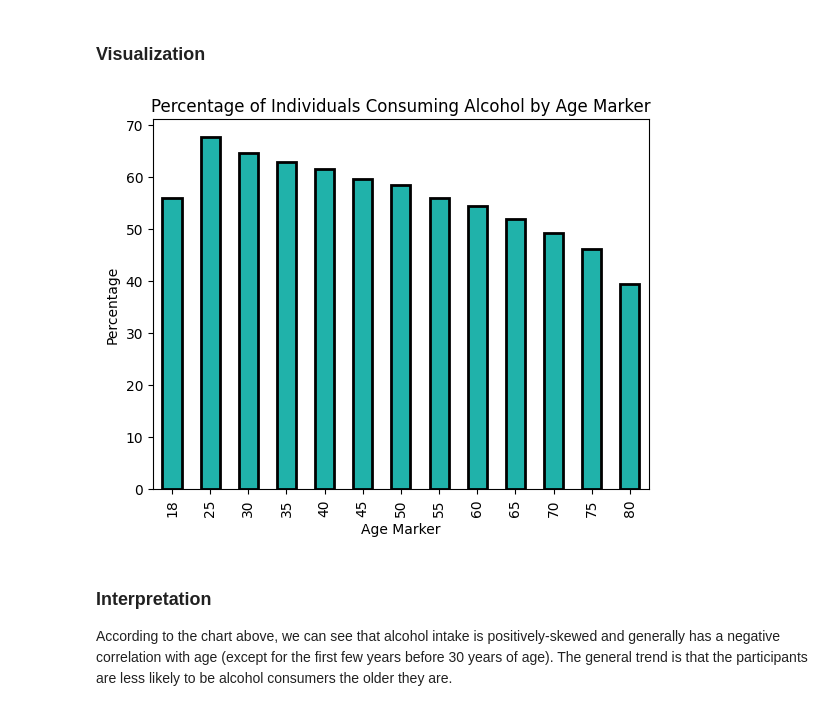
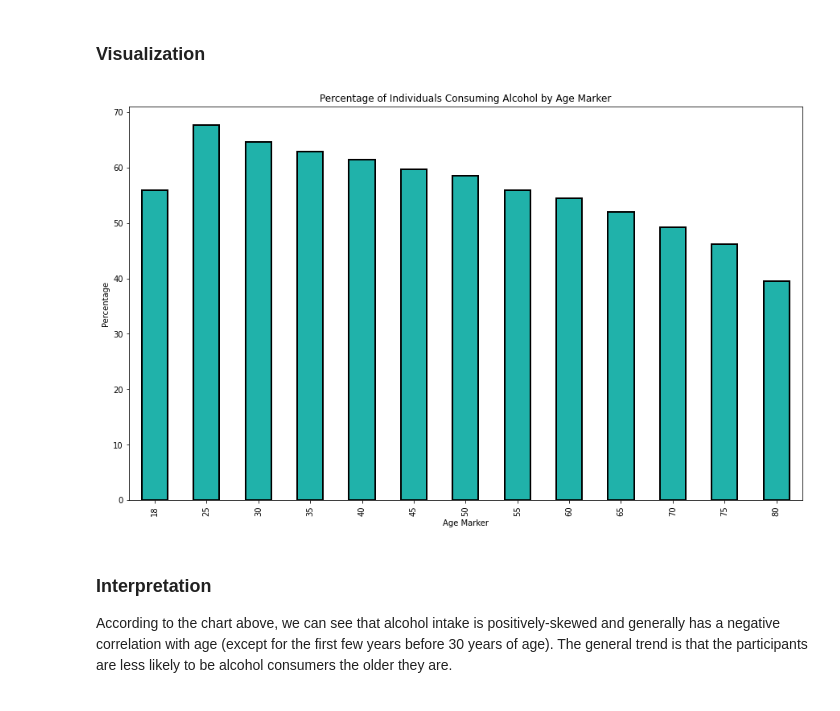
Before and after one commit to briangabini/csmodel, a Jupyter notebook: csmodel-project.ipynb, the cells around one changed output. Saved outputs shown, nothing was run; the diff lists cells and outputs as text; code cells hidden in the pictures.

```diff
--- a/csmodel-project.ipynb
+++ b/csmodel-project.ipynb
@@ -538,12 +551,12 @@ Name: AlcoholDrinkers, dtype: float64
 ### Visualization
 # %%
 age_groups_drinker.plot(kind='bar', color="lightseagreen",
-                        edgecolor="black", linewidth=2)
+                        edgecolor="black", linewidth=2, figsize=(15, 9))
 plt.title('Percentage of Individuals Consuming Alcohol by Age Marker')
 plt.xlabel('Age Marker')
 plt.ylabel('Percentage')
 plt.show()
 # %% [output]
-[figure, old version]
+[figure, new version]
 # %% [markdown]
 ### Interpretation
```
Also changed, not shown: parts of 19 cells of this notebook, 2 other files.
